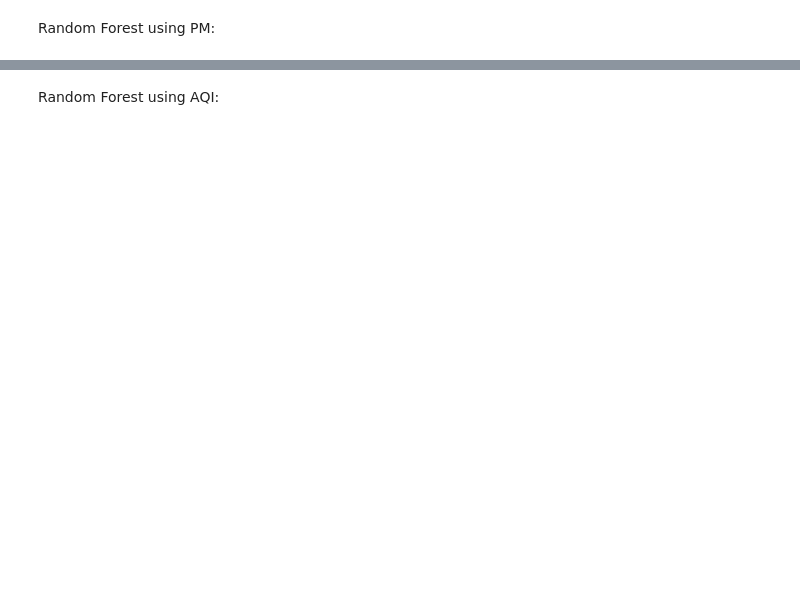
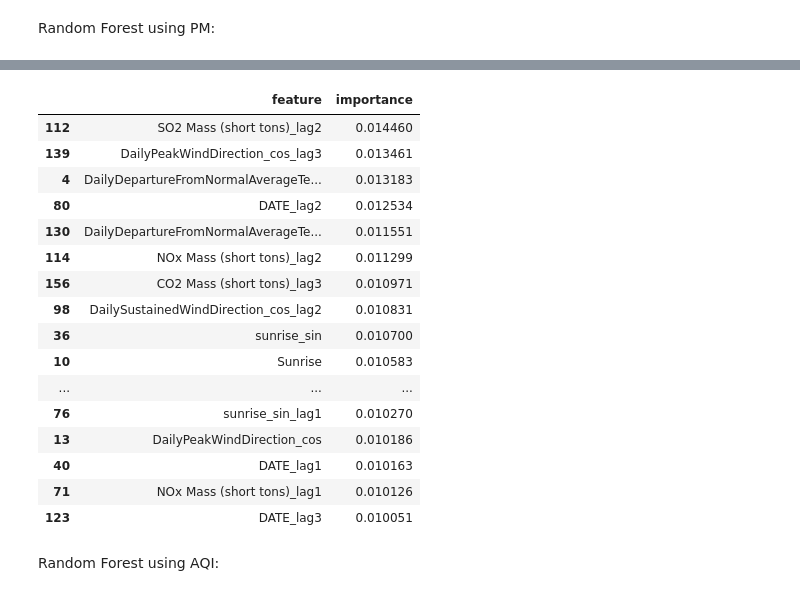
Before and after one commit to griffinberonio/AAE-724-Repo, a Jupyter notebook: Final_Model_Analysis.ipynb, the cells around one changed output, grey strips where cells are left out. Drawn from its saved outputs; the diff is of its cells as text; code cells hidden in the pictures; blank space fills up the shorter version.

```diff
--- a/Final_Model_Analysis.ipynb
+++ b/Final_Model_Analysis.ipynb
@@ -253,3 +317,23 @@ random_forest_pm = Random_Forest.random_forest(totaldataframe, pm=True)
+# %%
+random_forest_pm[3].head(20)
+# %% [output]
+|  | feature | importance |
+| 112 | SO2 Mass (short tons)_lag2 | 0.014460 |
+| 139 | DailyPeakWindDirection_cos_lag3 | 0.013461 |
+| 4 | DailyDepartureFromNormalAverageTe... | 0.013183 |
+| 80 | DATE_lag2 | 0.012534 |
+| 130 | DailyDepartureFromNormalAverageTe... | 0.011551 |
+| 114 | NOx Mass (short tons)_lag2 | 0.011299 |
+| 156 | CO2 Mass (short tons)_lag3 | 0.010971 |
+| 98 | DailySustainedWindDirection_cos_lag2 | 0.010831 |
+| 36 | sunrise_sin | 0.010700 |
+| 10 | Sunrise | 0.010583 |
+| ... | ... | ... |
+| 76 | sunrise_sin_lag1 | 0.010270 |
+| 13 | DailyPeakWindDirection_cos | 0.010186 |
+| 40 | DATE_lag1 | 0.010163 |
+| 71 | NOx Mass (short tons)_lag1 | 0.010126 |
+| 123 | DATE_lag3 | 0.010051 |
 # %% [markdown]
 Random Forest using AQI:
 # %%
```
Also changed, not shown: parts of 5 cells of this notebook, 1 other file.
